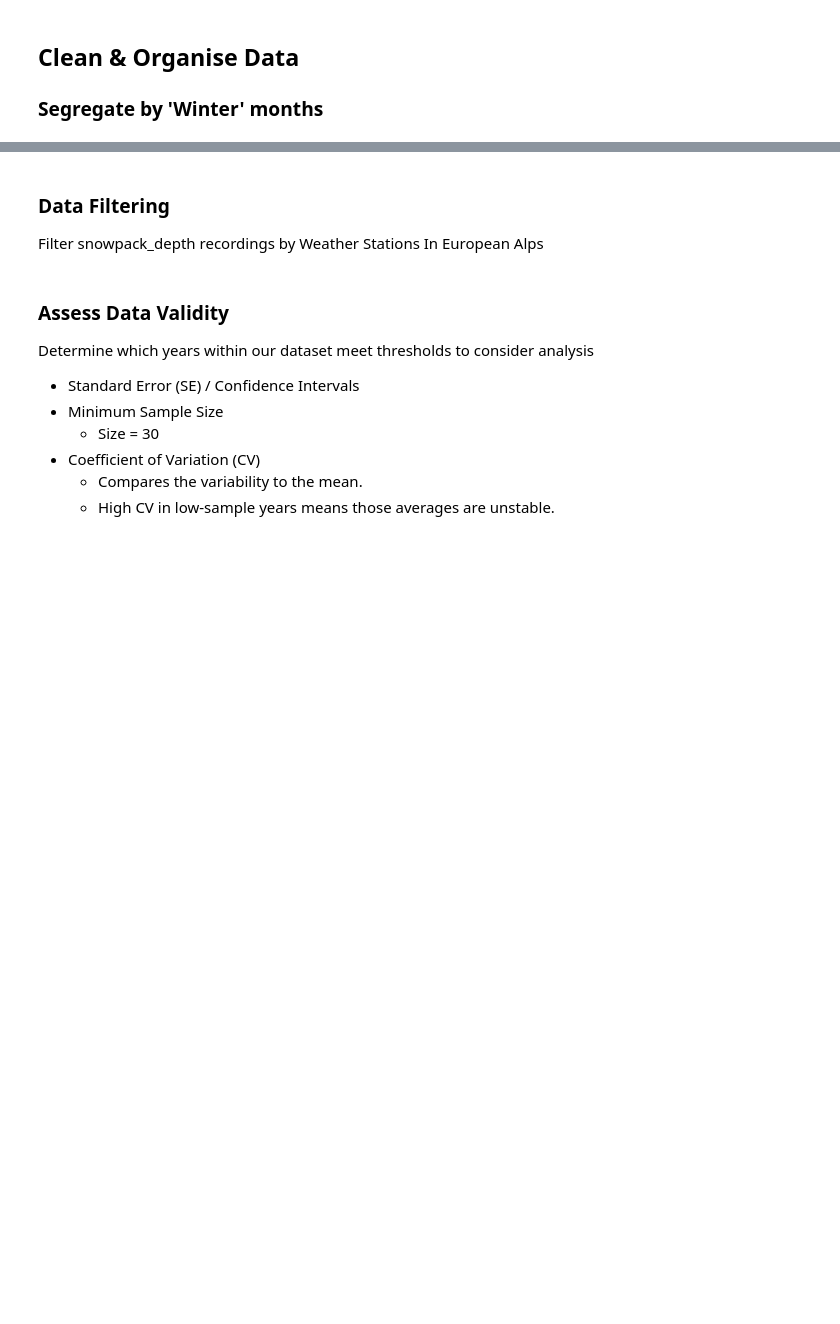
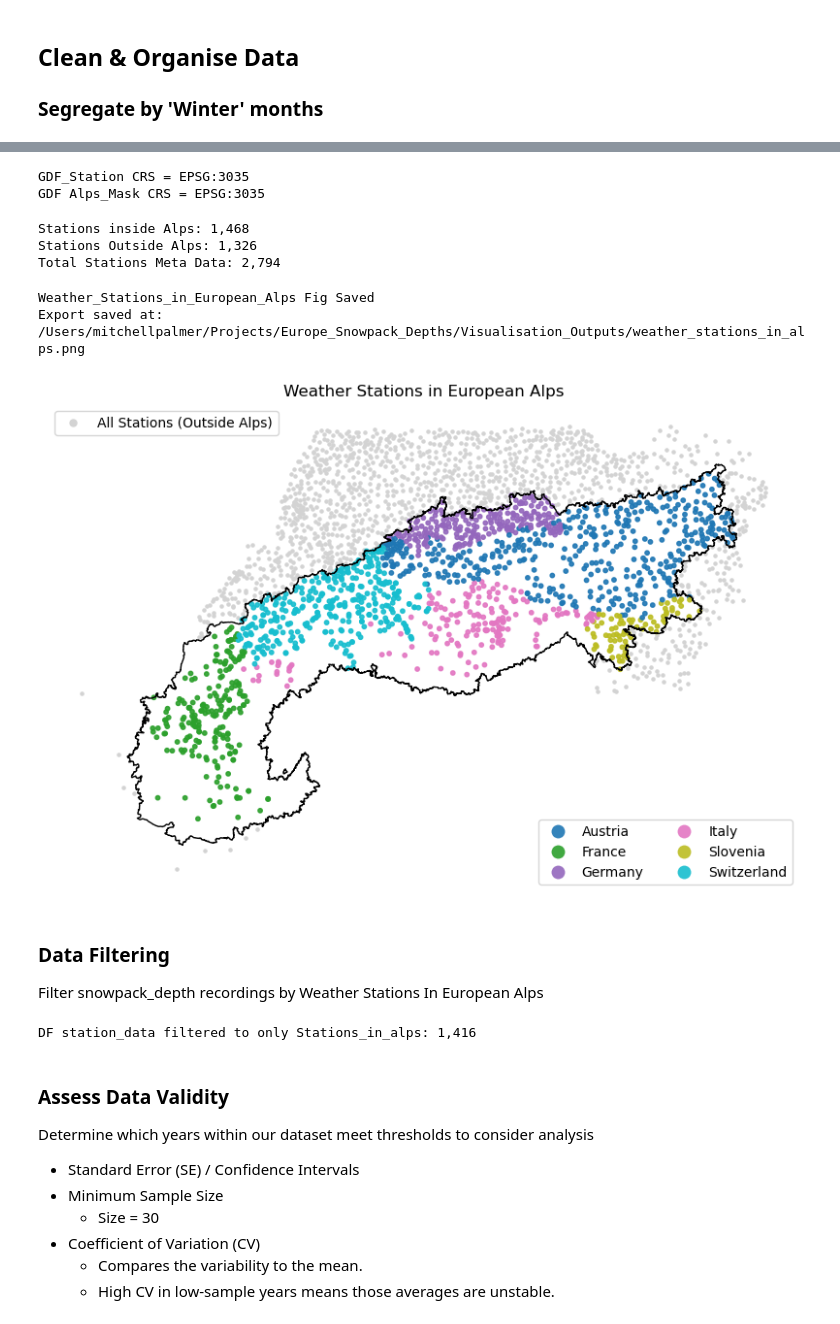
Before and after one commit to Mitch-P-Analyst/Europe_Snowpack_Depths, a Jupyter notebook: Notebooks/02_EDA.ipynb, the cells around one changed output, grey strips where cells are left out. Saved outputs shown, nothing was run; the diff lists cells and outputs as text; code cells hidden in the pictures; blank space fills up the shorter version.

```diff
--- a/Notebooks/02_EDA.ipynb
+++ b/Notebooks/02_EDA.ipynb
@@ -192,3 +171,72 @@ stations_in_alps
+# %%
+# Build  GeoDataFrame for weather stations in CRS 4326 using avaiable longitude (x) and latitude (y) data
+
+gdf_stations = gpd.GeoDataFrame(
+    metadata,
+    geometry=gpd.points_from_xy(metadata["longitude"], metadata["latitude"]),
+    crs=4326, # WGS84 CRS type for longitude & latitude data
+    )
+
+# Assign GeoDataFrame_stations to CRS 3035, matching the Alps_Mask CRS
+gdf_stations = gdf_stations.to_crs(alps_mask.crs)  # -> EPSG:3035 to match the mask
+
+print(f'GDF_Station CRS = {gdf_stations.crs} \n'
+      f'GDF Alps_Mask CRS = {alps_mask.crs}')
+# %% [output]
+GDF_Station CRS = EPSG:3035
+GDF Alps_Mask CRS = EPSG:3035
+# %%
+# ── 3) Select stations inside the Alps mask ─────────────────────────────────────
+# Using dissolve above, the mask is one row; grab its geometry
+mask_geom = alps_mask.geometry.iloc[0]
+stations_in_alps  = gdf_stations[gdf_stations.within(mask_geom)]
+stations_out_alps = gdf_stations.drop(index=stations_in_alps.index)
+
+print(f"Stations inside Alps: {len(stations_in_alps):,} \n"
+      f"Stations Outside Alps: {len(stations_out_alps):,} \n"
+      f"Total Stations Meta Data: {len(gdf_stations):,}")
+# %% [output]
+Stations inside Alps: 1,468
+Stations Outside Alps: 1,326
+Total Stations Meta Data: 2,794
+# %%
+# Alps Station Visualisation
+fig,ax = plt.subplots(figsize=(10 ,10))
+alps_mask.boundary.plot(ax=ax, color= "black", linewidth = 1)
+stations_out_alps.plot(ax=ax, markersize=5, color = "lightgray", label= "All Stations (Outside Alps)")
+stations_in_alps = stations_in_alps.copy()
+stations_in_alps["country"] = stations_in_alps["country"].astype("category")
+stations_in_alps.plot(
+    ax=ax, column="country", categorical=True, legend=True,
+    markersize=10, alpha=0.9, legend_kwds={"loc": "lower right", "ncol": 2}
+)
+ax.set_title('Weather Stations in European Alps')
+ax.set_axis_off()
+
+outide_legend = ax.get_legend()        # Create a new legend
+ax.add_artist(outide_legend)           # Add new legend to ax
+
+from matplotlib.lines import Line2D    # Import Line2D Features
+outside_handle = Line2D(               # Create outside_handle legend
+    [], # x_data
+    [], # y_data
+    marker='o',
+    linestyle='None',
+    color='lightgray',                 # Same color as stations_out_alps.plot
+    markersize=5,
+    label='All Stations (Outside Alps)')
+
+ax.legend(handles=[outside_handle], loc='upper left')   # Assign the handles to legend
+
+fig_path = REPO_ROOT / 'Visualisation_Outputs/weather_stations_in_alps.png'
+plt.savefig(fig_path)
+print('Weather_Stations_in_European_Alps Fig Saved \n'
+      f'Export saved at: {fig_path}')
+plt.show()
+# %% [output]
+Weather_Stations_in_European_Alps Fig Saved
+Export saved at: /Users/mitchellpalmer/Projects/Europe_Snowpack_Depths/Visualisation_Outputs/weather_stations_in_alps.png
+[figure, added]
 # %% [markdown]
 ### Data Filtering
 
@@ -199,6 +247,10 @@ stations_in_alps_list = stations_in_alps['station_id']
 
 # Filter station_data to Weather Stations in Alps
 station_data = station_data[station_data['station_id'].isin(stations_in_alps_list)]
+
+print(f'DF station_data filtered to only Stations_in_alps: {station_data['station_id'].nunique():,}')
+# %% [output]
+DF station_data filtered to only Stations_in_alps: 1,416
 # %% [markdown]
 ### Assess Data Validity
 
```
Also changed, not shown: parts of 31 cells of this notebook, 19 other files.
